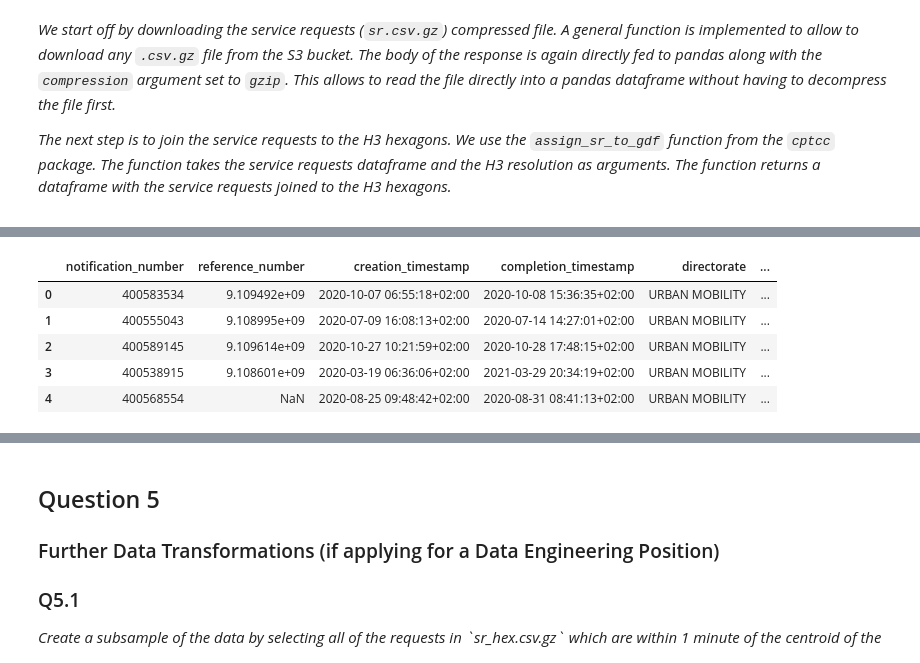
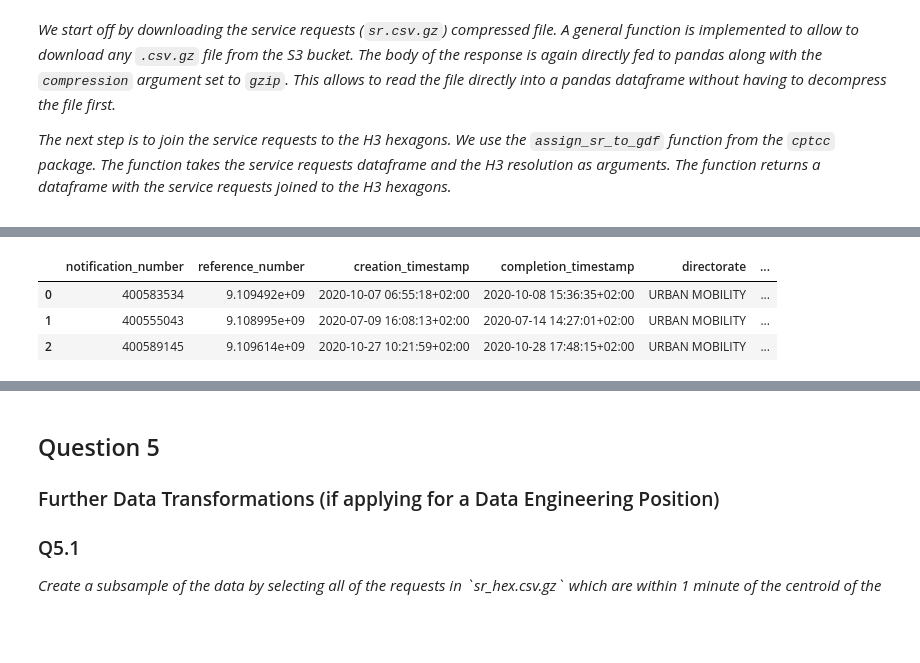
Before and after one commit to cobus-louw/ds_code_challenge, a Jupyter notebook: main.ipynb, the cells around one changed output, grey strips where cells are left out. Drawn from its saved outputs; the diff is of its cells as text; code cells hidden in the pictures; blank space fills up the shorter version.

```diff
--- a/main.ipynb
+++ b/main.ipynb
@@ -119,5 +119,5 @@ The next step is to join the service requests to the H3 hexagons. We use the `as
 # %%
 sr_df = data_loader.get_csv_gz_df(key='sr.csv.gz')
 sr_gdf = data_loader.assign_sr_to_gdf(gdf, sr_df)
-sr_gdf.head()
+sr_gdf.head(3)
 # %% [output]
@@ -127,6 +127,4 @@ sr_gdf.head()
 |  | notification_number | reference_number | creation_timestamp | completion_timestamp | directorate | ... |
 | 0 | 400583534 | 9.109492e+09 | 2020-10-07 06:55:18+02:00 | 2020-10-08 15:36:35+02:00 | URBAN MOBILITY | ... |
 | 1 | 400555043 | 9.108995e+09 | 2020-07-09 16:08:13+02:00 | 2020-07-14 14:27:01+02:00 | URBAN MOBILITY | ... |
 | 2 | 400589145 | 9.109614e+09 | 2020-10-27 10:21:59+02:00 | 2020-10-28 17:48:15+02:00 | URBAN MOBILITY | ... |
-| 3 | 400538915 | 9.108601e+09 | 2020-03-19 06:36:06+02:00 | 2021-03-29 20:34:19+02:00 | URBAN MOBILITY | ... |
-| 4 | 400568554 | NaN | 2020-08-25 09:48:42+02:00 | 2020-08-31 08:41:13+02:00 | URBAN MOBILITY | ... |
```
Also changed, not shown: parts of 11 cells of this notebook.
